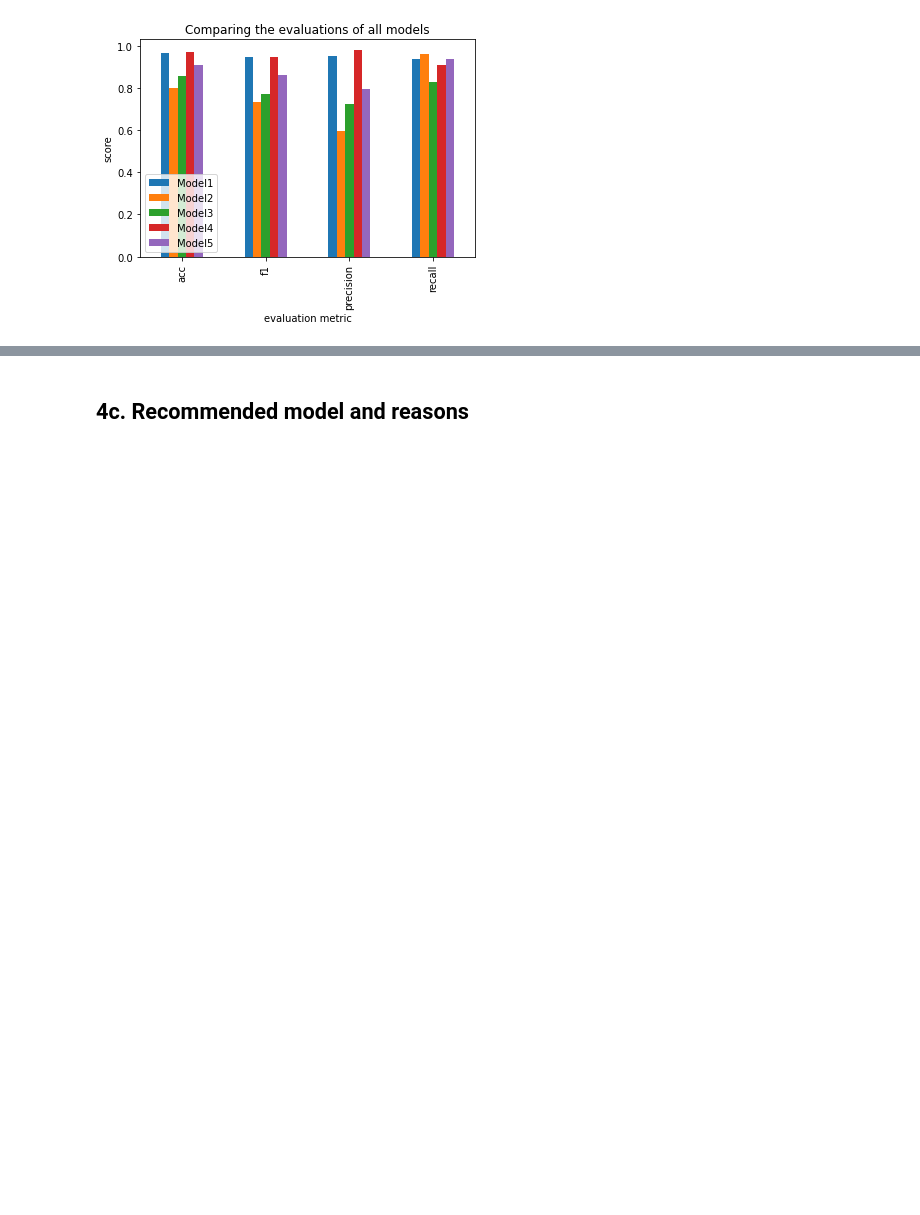
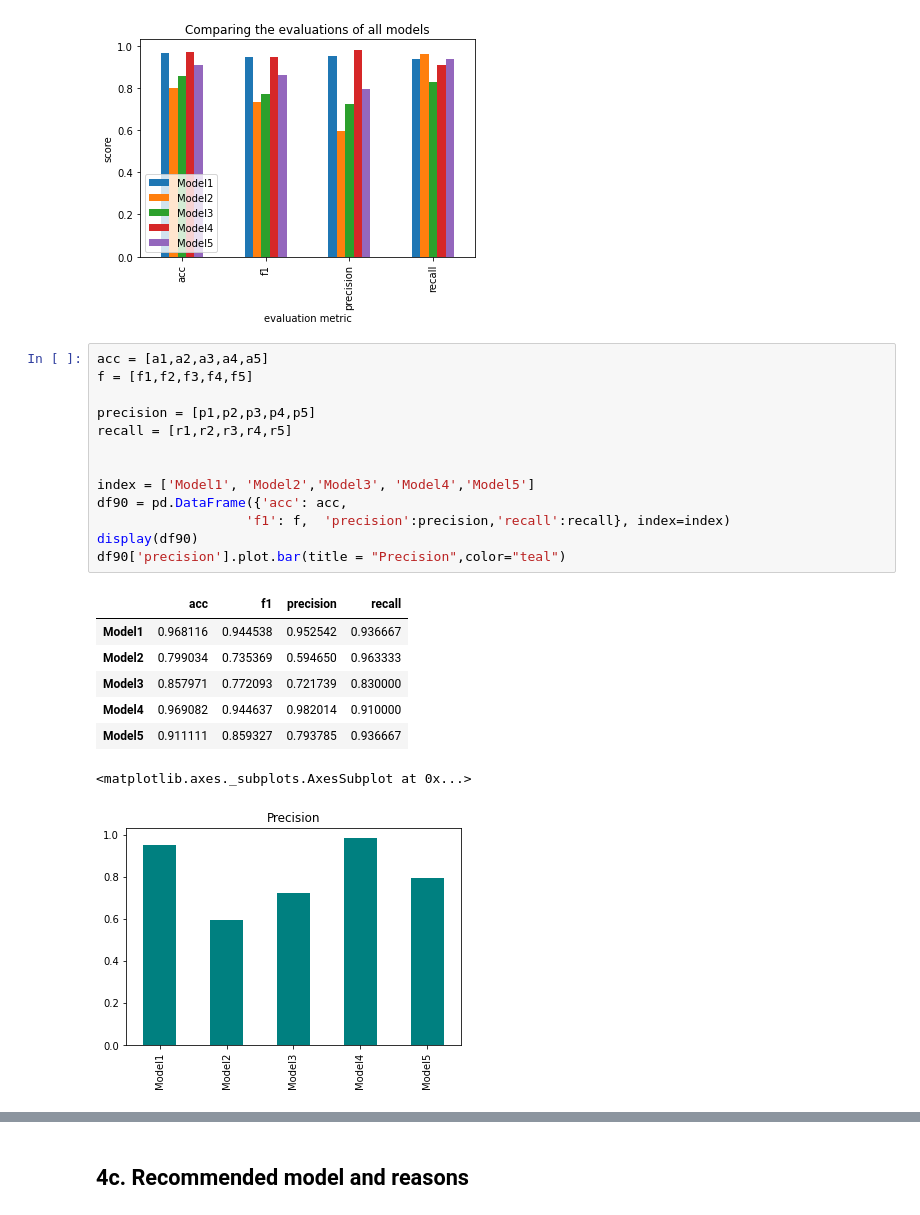
Before and after one commit to fezilemahlangu/Natural-Language-Processing-Project, a Jupyter notebook: NLP_project.ipynb, the cells around one changed output, grey strips where cells are left out. Drawn from its saved outputs; the diff is of its cells as text; blank space fills up the shorter version.

```diff
--- a/NLP_project.ipynb
+++ b/NLP_project.ipynb
@@ -832,3 +854,25 @@ ax.set_ylabel("score")
 | recall | 0.936667 | 0.963333 | 0.830000 | 0.910000 | 0.936667 |
 Text(0, 0.5, 'score')
 [figure]
+# %%
+acc = [a1,a2,a3,a4,a5]
+f = [f1,f2,f3,f4,f5]
+
+precision = [p1,p2,p3,p4,p5]
+recall = [r1,r2,r3,r4,r5]
+
+
+index = ['Model1', 'Model2','Model3', 'Model4','Model5']
+df90 = pd.DataFrame({'acc': acc,
+                   'f1': f,  'precision':precision,'recall':recall}, index=index)
+display(df90)
+df90['precision'].plot.bar(title = "Precision",color="teal")
+# %% [output]
+|  | acc | f1 | precision | recall |
+| Model1 | 0.968116 | 0.944538 | 0.952542 | 0.936667 |
+| Model2 | 0.799034 | 0.735369 | 0.594650 | 0.963333 |
+| Model3 | 0.857971 | 0.772093 | 0.721739 | 0.830000 |
+| Model4 | 0.969082 | 0.944637 | 0.982014 | 0.910000 |
+| Model5 | 0.911111 | 0.859327 | 0.793785 | 0.936667 |
+<matplotlib.axes._subplots.AxesSubplot at 0x...>
+[figure, added]
```
Also changed, not shown: parts of 23 cells of this notebook.
